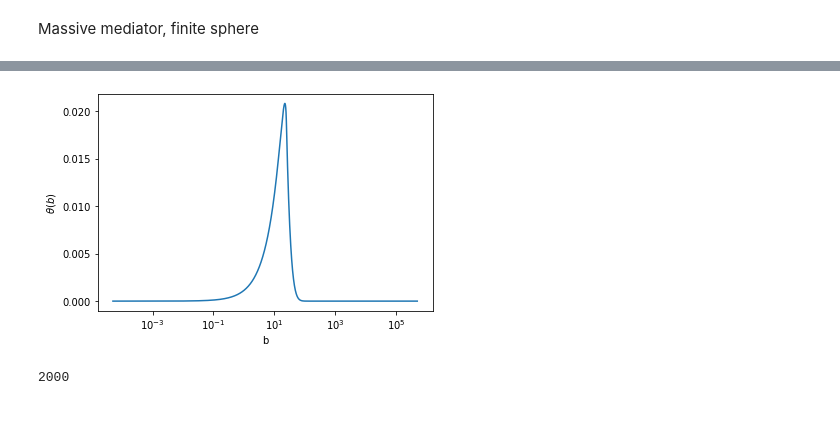
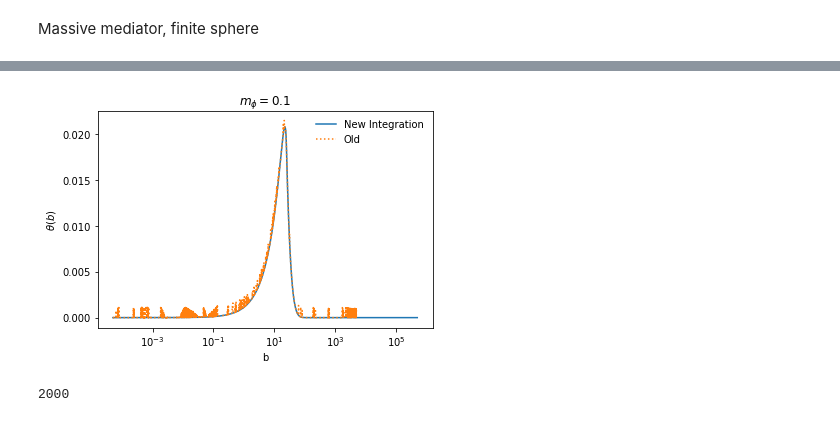
Before and after one commit to yuhants/impulse, a Jupyter notebook: yuhan/new_scattering_calc.ipynb, the cells around one changed output, grey strips where cells are left out. Drawn from its saved outputs; the diff is of its cells as text; code cells hidden in the pictures.

```diff
--- a/yuhan/new_scattering_calc.ipynb
+++ b/yuhan/new_scattering_calc.ipynb
@@ -382,3 +382,5 @@ Massive mediator, finite sphere
 # %%
 mphi = 0.1
 p, b, theta = b_theta(M_X, mphi, alpha, v, point_charge=False)
+# %%
+p_o, b_o, theta_o = b_theta_old(M_X, 0.1, alpha, v, False)
@@ -385,10 +396,14 @@ p, b, theta = b_theta(M_X, mphi, alpha, v, point_charge=False)
 # %%
-plt.plot(b, theta)
+plt.plot(b, theta, label='New Integration')
+plt.plot(b_o, theta_o, ':', label='Old')
+
+plt.legend(frameon=False)
+plt.title('$m_\phi = 0.1$')
 plt.xlabel('b')
 plt.ylabel(r'$\theta(b)$')
 plt.xscale('log')
 # %% [output]
-[figure, old version]
+[figure, new version]
 # %%
 bcidx = np.argmax(theta)
 bcrit = b[bcidx]
```
Also changed, not shown: parts of 3 cells of this notebook, 1 other file.
